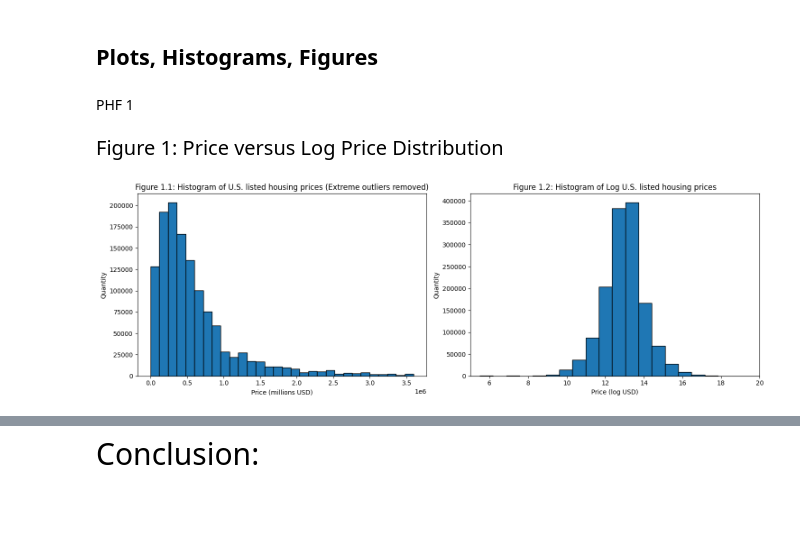
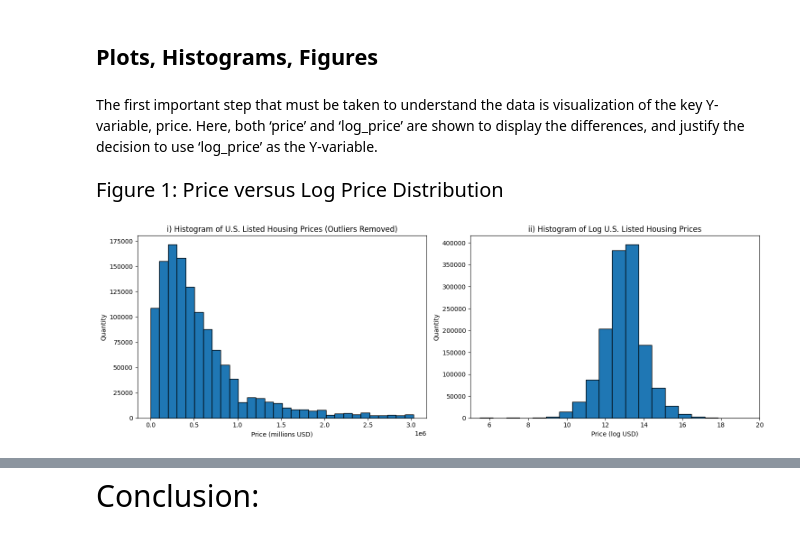
Before and after one commit to ECO225-W2024/project-one-code-S-O-Ahn, a Jupyter notebook: Project 1.ipynb, the cells around one changed output, grey strips where cells are left out. Saved outputs shown, nothing was run; the diff lists cells and outputs as text; code cells hidden in the pictures; blank space fills up the shorter version.

```diff
--- a/Project 1.ipynb
+++ b/Project 1.ipynb
@@ -78,7 +109,7 @@ for column in columns_to_remove_outliers:
     Q1 = df[column].quantile(0.25)
     Q3 = df[column].quantile(0.75)
     IQR = Q3 - Q1
-    outliers_iqr = (df[column] < (Q1 - 5 * IQR)) | (df[column] > (Q3 + 5 * IQR))
+    outliers_iqr = (df[column] < (Q1 - 4 * IQR)) | (df[column] > (Q3 + 4 * IQR))
     data = data.loc[~outliers_iqr]
 
 #printing summary statistics for new cropped data
@@ -132,26 +134,26 @@ This table shows the summary statistics for the random sample cut from the dataf
 # %% [markdown]
 ## Plots, Histograms, Figures
-# %% [markdown]
-PHF 1
+# %% [markdown]
+The first important step that must be taken to understand the data is visualization of the key Y-variable, price. Here, both ‘price’ and ‘log_price’ are shown to display the differences, and justify the decision to use ‘log_price’ as the Y-variable.
 # %%
 display(HTML('<div style="font-size: 20px">Figure 1: Price versus Log Price Distribution</div>'))
 
 #Plotting data for price distribution
 fig, fig_price = plt.subplots(1,2,figsize=(15,5))
 
 fig_price[0].hist(data['price'],bins=30,edgecolor='black')
-fig_price[0].set_title("Figure 1.1: Histogram of U.S. listed housing prices (Extreme outliers removed)")
+fig_price[0].set_title("i) Histogram of U.S. Listed Housing Prices (Outliers Removed)")
 fig_price[0].set_ylabel("Quantity")
 fig_price[0].set_xlabel("Price (millions USD)")
 
 #Plotting data for log price distribution
 fig_price[1].hist(df['log_price'],bins=30,edgecolor='black')
-fig_price[1].set_title("Figure 1.2: Histogram of Log U.S. listed housing prices")
+fig_price[1].set_title("ii) Histogram of Log U.S. Listed Housing Prices")
 fig_price[1].set_ylabel("Quantity")
 fig_price[1].set_xlabel("Price (log USD)")
 fig_price[1].set_xlim(5,20)
 
 plt.tight_layout()
 # %% [output]
 Figure 1: Price versus Log Price Distribution
-[figure, old version]
+[figure, new version]
```
Also changed, not shown: parts of 28 cells of this notebook.
